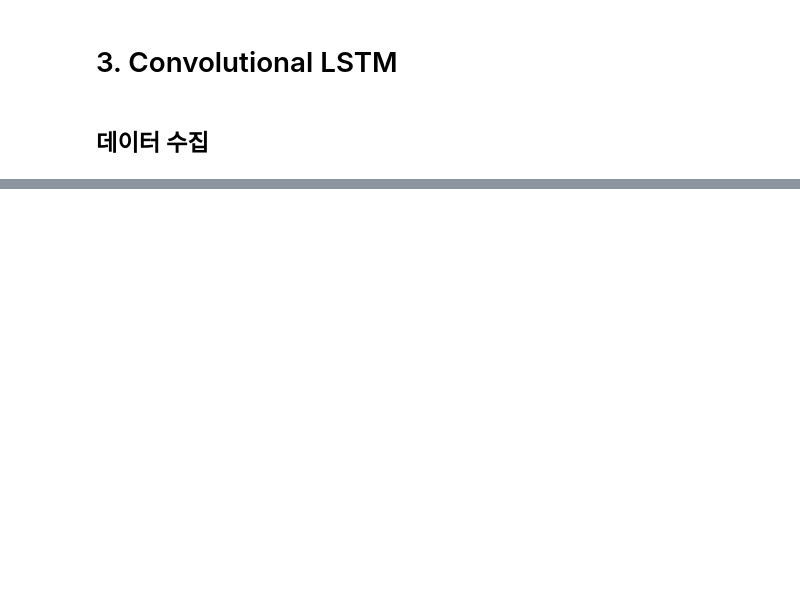
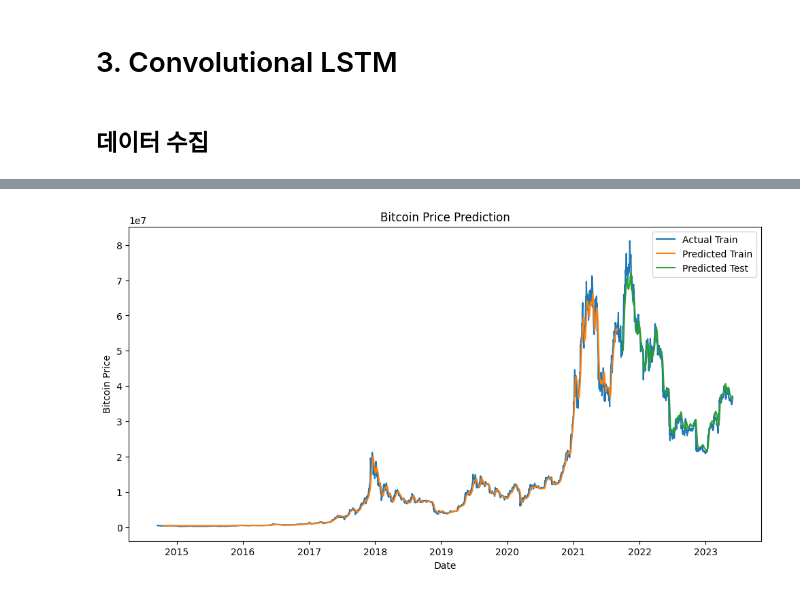
Before and after one commit to young1ll/time-series-da, a Jupyter notebook: notebook/3_ConvolutionalLSTM.ipynb, the cells around one changed output, grey strips where cells are left out. Cells and saved outputs as stored; diff of their text form; code cells hidden in the pictures; blank space fills up the shorter version.

```diff
--- a/notebook/3_ConvolutionalLSTM.ipynb
+++ b/notebook/3_ConvolutionalLSTM.ipynb
@@ -40,12 +40,7 @@ btc_krw_df
 # %%
 import numpy as np
 import pandas as pd
-import matplotlib.pyplot as plt
 from scipy.stats import rankdata
-from keras.models import Sequential
-from keras.layers import Conv1D, LSTM, Dense, Dropout
-from keras.optimizers import Adam
-from keras.callbacks import EarlyStopping
 
 # 데이터 분할
 train_size = int(len(btc_krw_df) * 0.8)
@@ -66,7 +61,7 @@ detrended_train_data = normalized_train_data - rolling_mean_train
 detrended_test_data = normalized_test_data - rolling_mean_test
 
 # 시계열 데이터 추출
-sequence_length = 7 # 입력 시퀀스 길이
+sequence_length = 30 # 입력 시퀀스 길이
 X_train = []
 y_train = []
 for i in range(len(detrended_train_data) - sequence_length):
@@ -82,30 +77,5 @@ for i in range(len(detrended_test_data) - sequence_length):
     y_test.append(detrended_test_data[i + sequence_length])
 X_test = np.array(X_test)
 y_test = np.array(y_test)
-
-# Convolutional LSTM 모델 구축
-model = Sequential()
-model.add(Conv1D(filters=32, kernel_size=4, activation='relu', input_shape=(sequence_length, 1)))
-model.add(Dropout(0.2))
-model.add(Conv1D(filters=64, kernel_size=4, activation='relu'))
-model.add(Dropout(0.2))
-model.add(LSTM(units=128, activation='tanh'))
-model.add(Dense(units=1))
-model.compile(optimizer=Adam(learning_rate=0.0001), loss='mean_squared_error')
-
-# Early Stopping 콜백 설정
-early_stopping = EarlyStopping(monitor='val_loss', patience=5, restore_best_weights=True)
-
-# 모델 학습
-history = model.fit(X_train[..., np.newaxis], y_train, epochs=100, batch_size=32, verbose=1,
-validation_data=(X_test[..., np.newaxis], y_test), callbacks=[early_stopping])
-
-# 학습 데이터 예측
-train_predictions = model.predict(X_train[..., np.newaxis])
-train_predictions = train_predictions.flatten()
-
-# 테스트 데이터 예측
-test_predictions = model.predict(X_test[..., np.newaxis])
-test_predictions = test_predictions.flatten()
 # %% [output]
 Epoch 1/100
@@ -128,3 +160,16 @@ Epoch 75/100
+# %%
+# 시각화
+plt.figure(figsize=(12, 6))
+plt.plot(btc_krw_df['Adj Close'], label='Actual Train')
+plt.plot(train_data.index[sequence_length:], train_predictions, label='Predicted Train')
+plt.plot(test_data.index[sequence_length:], test_predictions, label='Predicted Test')
+plt.xlabel('Date')
+plt.ylabel('Bitcoin Price')
+plt.title('Bitcoin Price Prediction')
+plt.legend()
+plt.show()
+# %% [output]
+[figure, added]
 # %%
 from sklearn.metrics import mean_squared_error, mean_absolute_error, r2_score
 
```
Also changed, not shown: parts of 6 cells of this notebook, 1 other file.
